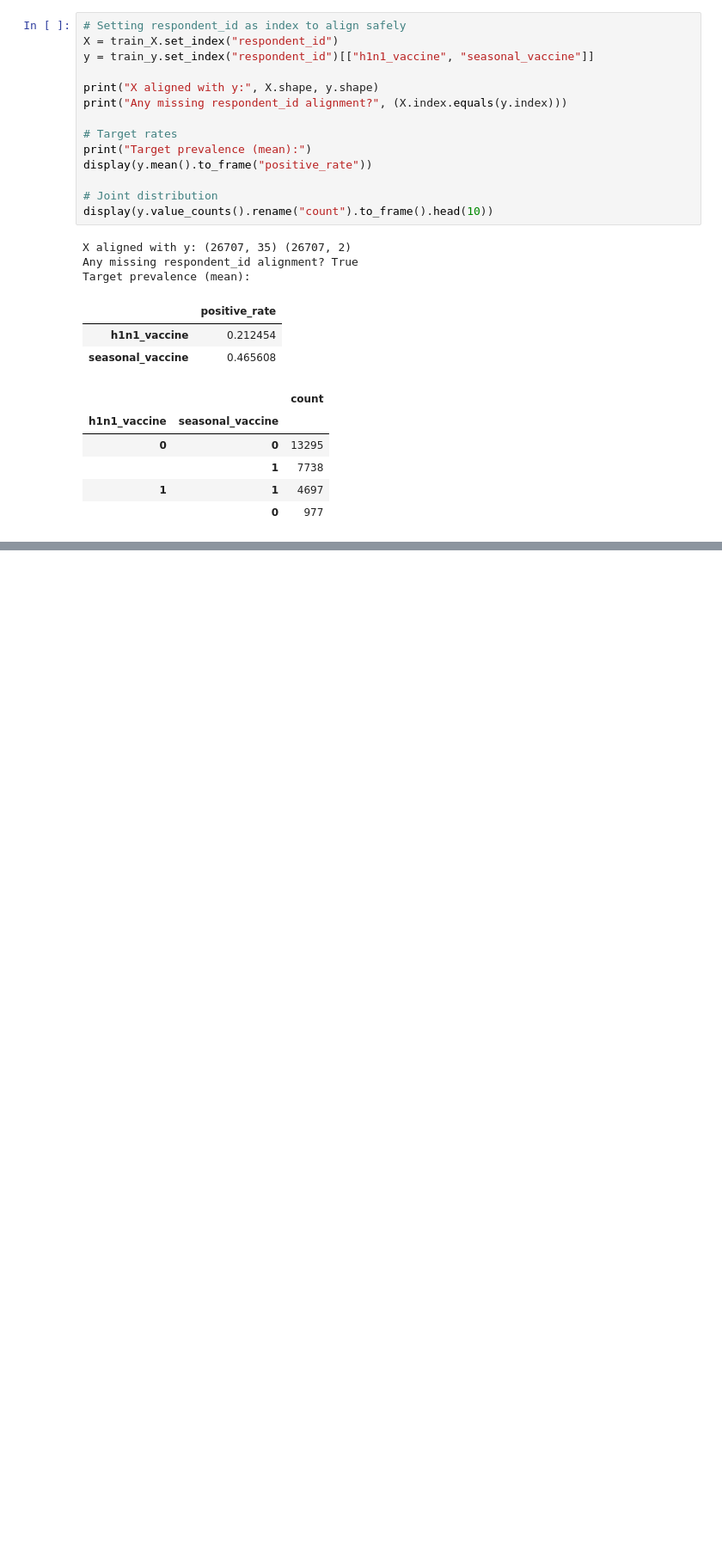
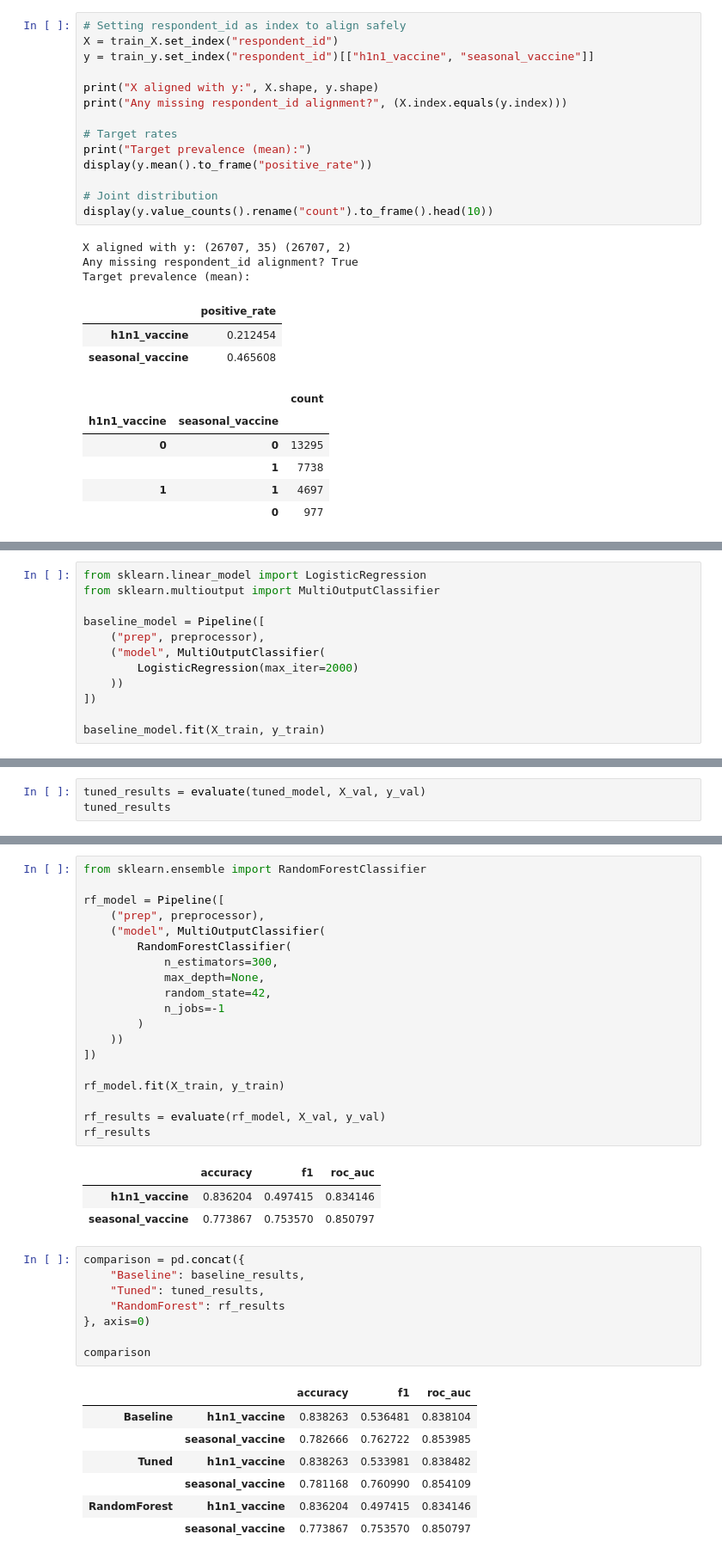
Before and after one commit to winniekimmich/machine-learning-project, a Jupyter notebook: ml.ipynb, the cells around one changed output, grey strips where cells are left out. Shown at 86% size. Drawn from its saved outputs; the diff is of its cells as text; blank space fills up the shorter version.

```diff
--- a/ml.ipynb
+++ b/ml.ipynb
@@ -61,0 +336,12 @@ Target prevalence (mean):
+# %%
+from sklearn.linear_model import LogisticRegression
+from sklearn.multioutput import MultiOutputClassifier
+
+baseline_model = Pipeline([
+    ("prep", preprocessor),
+    ("model", MultiOutputClassifier(
+        LogisticRegression(max_iter=2000)
+    ))
+])
+
+baseline_model.fit(X_train, y_train)
@@ -61,0 +453,3 @@ Target prevalence (mean):
+# %%
+tuned_results = evaluate(tuned_model, X_val, y_val)
+tuned_results
@@ -61,0 +473,39 @@ Target prevalence (mean):
+# %%
+from sklearn.ensemble import RandomForestClassifier
+
+rf_model = Pipeline([
+    ("prep", preprocessor),
+    ("model", MultiOutputClassifier(
+        RandomForestClassifier(
+            n_estimators=300,
+            max_depth=None,
+            random_state=42,
+            n_jobs=-1
+        )
+    ))
+])
+
+rf_model.fit(X_train, y_train)
+
+rf_results = evaluate(rf_model, X_val, y_val)
+rf_results
+# %% [output]
+|  | accuracy | f1 | roc_auc |
+| h1n1_vaccine | 0.836204 | 0.497415 | 0.834146 |
+| seasonal_vaccine | 0.773867 | 0.753570 | 0.850797 |
+# %%
+comparison = pd.concat({
+    "Baseline": baseline_results,
+    "Tuned": tuned_results,
+    "RandomForest": rf_results
+}, axis=0)
+
+comparison
+# %% [output]
+|  |  | accuracy | f1 | roc_auc |
+| Baseline | h1n1_vaccine | 0.838263 | 0.536481 | 0.838104 |
+|  | seasonal_vaccine | 0.782666 | 0.762722 | 0.853985 |
+| Tuned | h1n1_vaccine | 0.838263 | 0.533981 | 0.838482 |
+|  | seasonal_vaccine | 0.781168 | 0.760990 | 0.854109 |
+| RandomForest | h1n1_vaccine | 0.836204 | 0.497415 | 0.834146 |
+|  | seasonal_vaccine | 0.773867 | 0.753570 | 0.850797 |
```
Also changed, not shown: parts of 25 cells of this notebook.
